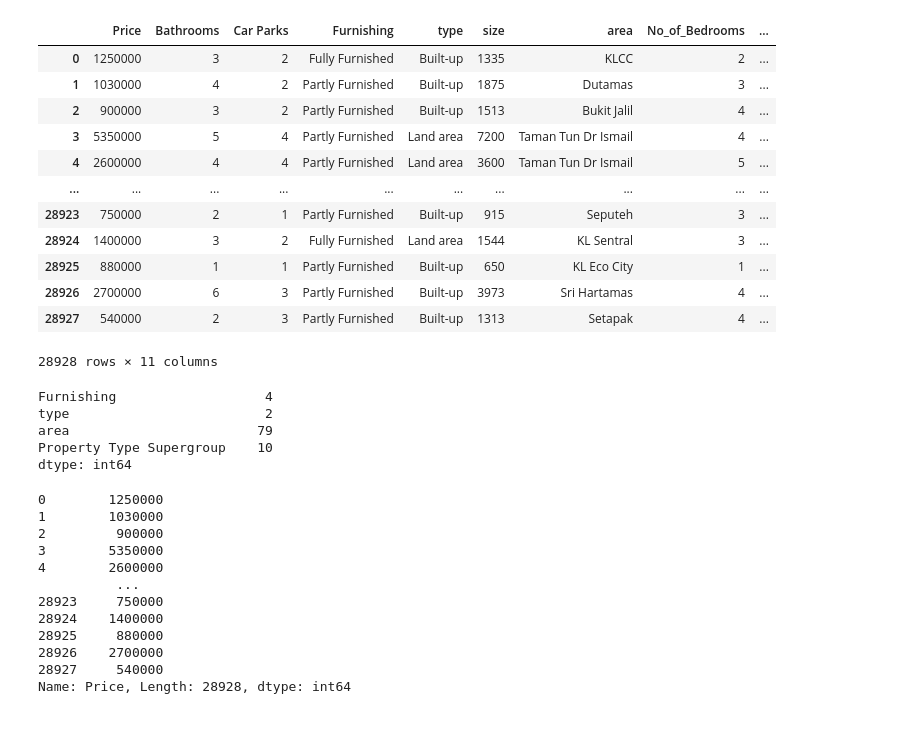
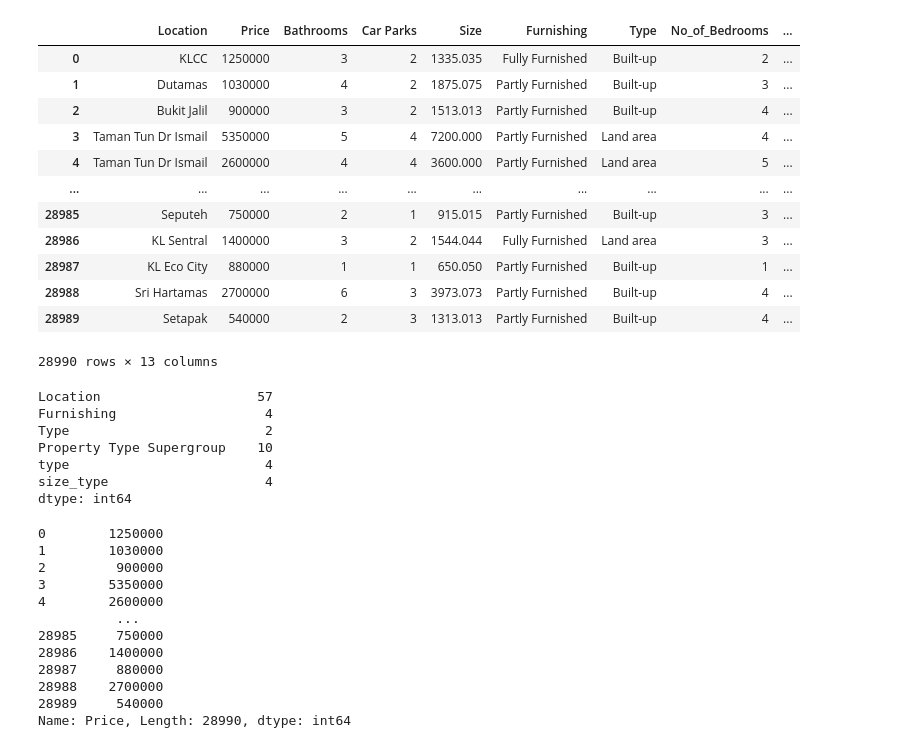
Before and after one commit to Prabhu-Tejas/KL_assignment, a Jupyter notebook: 5.Kl_datapreprocessing.ipynb, the cells around one changed output. Cells and saved outputs as stored; diff of their text form; code cells hidden in the pictures.

```diff
--- a/5.Kl_datapreprocessing.ipynb
+++ b/5.Kl_datapreprocessing.ipynb
@@ -6,22 +6,22 @@ import matplotlib.pyplot as plt
 import seaborn as sns
 import regex as re
 # %%
-data= pd.read_csv('KL_clean_data.csv')
+data= pd.read_csv('KL_FE_data.csv')
 data
 # %% [output]
-|  | Price | Bathrooms | Car Parks | Furnishing | type | size | area | No_of_Bedrooms | ... |
-| 0 | 1250000 | 3 | 2 | Fully Furnished | Built-up | 1335 | KLCC | 2 | ... |
-| 1 | 1030000 | 4 | 2 | Partly Furnished | Built-up | 1875 | Dutamas | 3 | ... |
-| 2 | 900000 | 3 | 2 | Partly Furnished | Built-up | 1513 | Bukit Jalil | 4 | ... |
-| 3 | 5350000 | 5 | 4 | Partly Furnished | Land area | 7200 | Taman Tun Dr Ismail | 4 | ... |
-| 4 | 2600000 | 4 | 4 | Partly Furnished | Land area | 3600 | Taman Tun Dr Ismail | 5 | ... |
+|  | Location | Price | Bathrooms | Car Parks | Size | Furnishing | Type | No_of_Bedrooms | ... |
+| 0 | KLCC | 1250000 | 3 | 2 | 1335.035 | Fully Furnished | Built-up | 2 | ... |
+| 1 | Dutamas | 1030000 | 4 | 2 | 1875.075 | Partly Furnished | Built-up | 3 | ... |
+| 2 | Bukit Jalil | 900000 | 3 | 2 | 1513.013 | Partly Furnished | Built-up | 4 | ... |
+| 3 | Taman Tun Dr Ismail | 5350000 | 5 | 4 | 7200.000 | Partly Furnished | Land area | 4 | ... |
+| 4 | Taman Tun Dr Ismail | 2600000 | 4 | 4 | 3600.000 | Partly Furnished | Land area | 5 | ... |
 | ... | ... | ... | ... | ... | ... | ... | ... | ... | ... |
-| 28923 | 750000 | 2 | 1 | Partly Furnished | Built-up | 915 | Seputeh | 3 | ... |
-| 28924 | 1400000 | 3 | 2 | Fully Furnished | Land area | 1544 | KL Sentral | 3 | ... |
-| 28925 | 880000 | 1 | 1 | Partly Furnished | Built-up | 650 | KL Eco City | 1 | ... |
-| 28926 | 2700000 | 6 | 3 | Partly Furnished | Built-up | 3973 | Sri Hartamas | 4 | ... |
-| 28927 | 540000 | 2 | 3 | Partly Furnished | Built-up | 1313 | Setapak | 4 | ... |
+| 28985 | Seputeh | 750000 | 2 | 1 | 915.015 | Partly Furnished | Built-up | 3 | ... |
+| 28986 | KL Sentral | 1400000 | 3 | 2 | 1544.044 | Fully Furnished | Land area | 3 | ... |
+| 28987 | KL Eco City | 880000 | 1 | 1 | 650.050 | Partly Furnished | Built-up | 1 | ... |
+| 28988 | Sri Hartamas | 2700000 | 6 | 3 | 3973.073 | Partly Furnished | Built-up | 4 | ... |
+| 28989 | Setapak | 540000 | 2 | 3 | 1313.013 | Partly Furnished | Built-up | 4 | ... |
-28928 rows × 11 columns
+28990 rows × 13 columns
 # %%
 # Select columns of type 'object'
 object_columns = data.select_dtypes(include=['object'])
@@ -32,10 +32,12 @@ unique_values = object_columns.nunique()
 # Print the number of unique values for each column
 print(unique_values)
 # %% [output]
+Location                    57
 Furnishing                   4
-type                         2
-area                        79
+Type                         2
 Property Type Supergroup    10
+type                         4
+size_type                    4
 dtype: int64
 # %%
 y= data['Price']
@@ -47,12 +49,12 @@ y
 3        5350000
 4        2600000
           ...
-28923     750000
-28924    1400000
-28925     880000
-28926    2700000
-28927     540000
-Name: Price, Length: 28928, dtype: int64
+28985     750000
+28986    1400000
+28987     880000
+28988    2700000
+28989     540000
+Name: Price, Length: 28990, dtype: int64
 # %%
 import pandas as pd
 from sklearn.preprocessing import LabelEncoder, OneHotEncoder, StandardScaler
```
Also changed, not shown: parts of 2 cells of this notebook, 6 other files.
